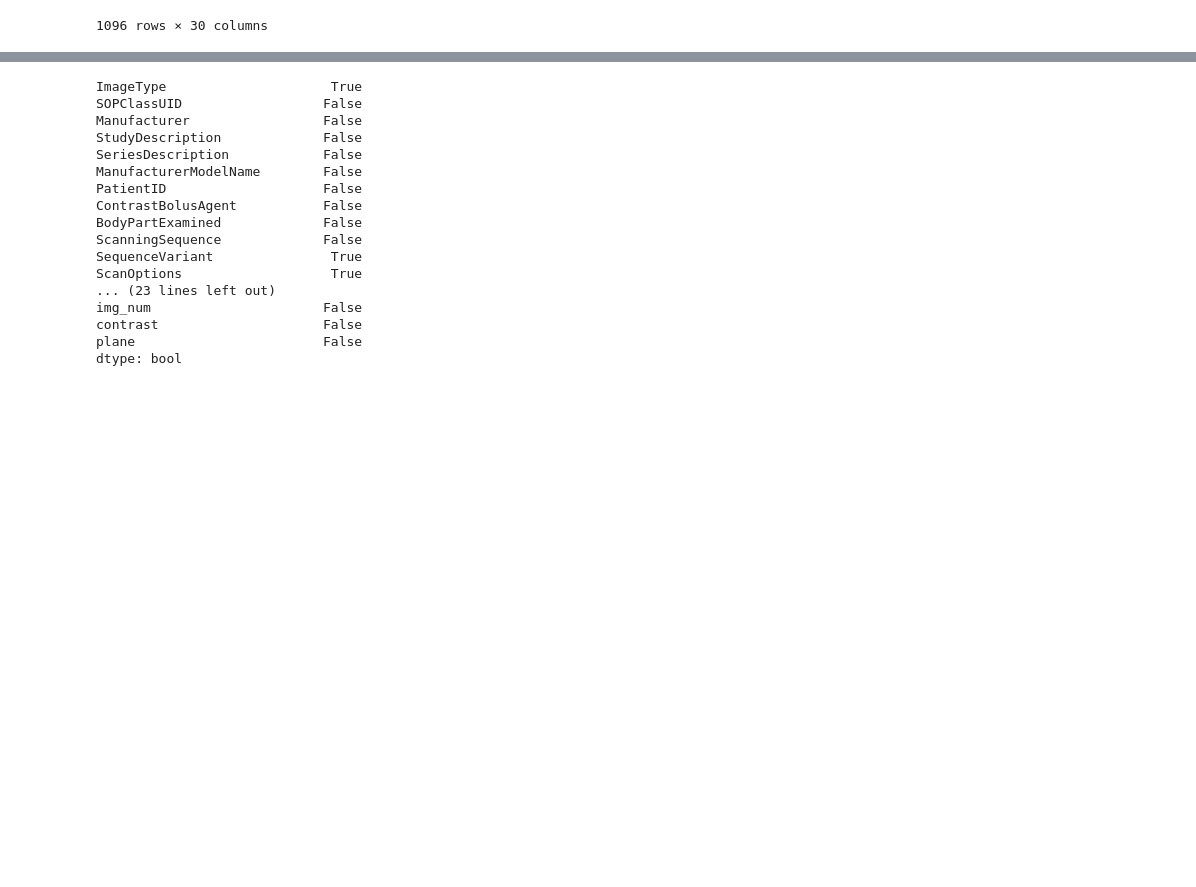
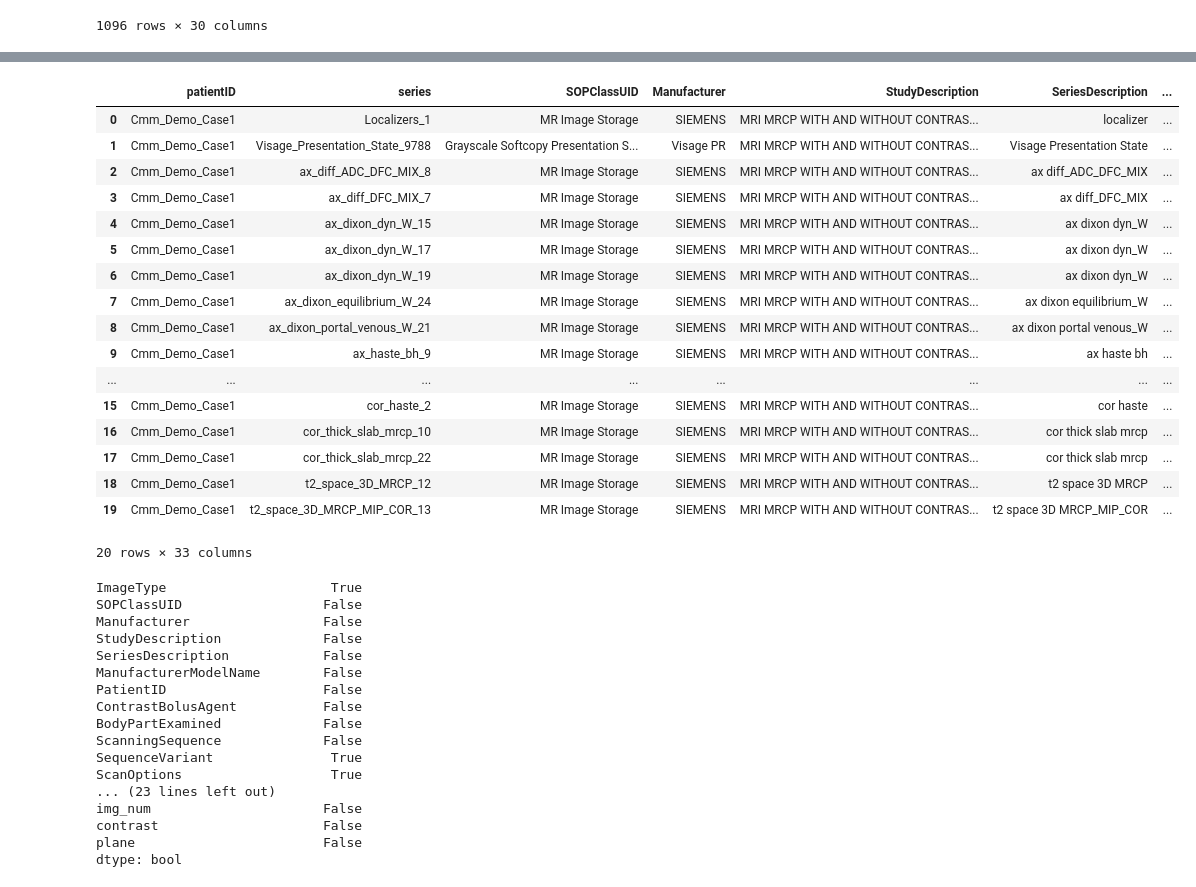
Before and after one commit to mille055/stanford_project, a Jupyter notebook: notebooks/AIPI540_IP_fusion_classifier.ipynb, the cells around one changed output, grey strips where cells are left out. Drawn from its saved outputs; the diff is of its cells as text; code cells hidden in the pictures; blank space fills up the shorter version.

Commit message:
still getting new images to work

```diff
--- a/notebooks/AIPI540_IP_fusion_classifier.ipynb
+++ b/notebooks/AIPI540_IP_fusion_classifier.ipynb
@@ -1278,4 +1253,0 @@ new_scan_df_1
-# %%
-ns18 = new_scan_df_1.copy()
-ns19 = shorten_df(ns18[['series', 'fname', 'file_info', 'patientID', 'exam', 'img_num']])
-ns19
@@ -1295,0 +1256,5 @@ ns19
+# %%
+def select_one_image(series, selection_fraction=0.5):
+    sorted_series = series.sort_values()
+    index = int(len(sorted_series) * selection_fraction)
+    return index
@@ -1296,3 +1343,47 @@ ns19
+# %%
+def mask_one_from_series2(df, selection_fraction=0.5):
+    def select_one_image(series):
+        sorted_series = series.sort_values()
+        index = int(len(sorted_series) * selection_fraction)
+        return sorted_series.iloc[index]
+
+    df = df.sort_values(by=['patientID', 'series', 'file_info'])
+
+    grouped_df = df.groupby(['patientID', 'series'])
+    selected_rows = grouped_df.agg(select_one_image).reset_index()
+
+    return selected_rows
+
+# Example usage
+# data = {'patientID': [1, 1, 1, 2, 2, 3, 3, 3, 3],
+#         'series': [1, 1, 2, 1, 2, 1, 1, 2, 2],
+#         'file_info': ['A', 'B', 'C', 'D', 'E', 'F', 'G', 'H', 'I']}
+
+# df = pd.DataFrame(data)
+# selected_rows = mask_one_from_series(df, selection_fraction=0.5)
+# print(selected_rows)
+# %%
+ns19 = mask_one_from_series2(ns18)
+ns19
+# %% [output]
+|  | patientID | series | SOPClassUID | Manufacturer | StudyDescription | SeriesDescription | ... |
+| 0 | Cmm_Demo_Case1 | Localizers_1 | MR Image Storage | SIEMENS | MRI MRCP WITH AND WITHOUT CONTRAS... | localizer | ... |
+| 1 | Cmm_Demo_Case1 | Visage_Presentation_State_9788 | Grayscale Softcopy Presentation S... | Visage PR | MRI MRCP WITH AND WITHOUT CONTRAS... | Visage Presentation State | ... |
+| 2 | Cmm_Demo_Case1 | ax_diff_ADC_DFC_MIX_8 | MR Image Storage | SIEMENS | MRI MRCP WITH AND WITHOUT CONTRAS... | ax diff_ADC_DFC_MIX | ... |
+| 3 | Cmm_Demo_Case1 | ax_diff_DFC_MIX_7 | MR Image Storage | SIEMENS | MRI MRCP WITH AND WITHOUT CONTRAS... | ax diff_DFC_MIX | ... |
+| 4 | Cmm_Demo_Case1 | ax_dixon_dyn_W_15 | MR Image Storage | SIEMENS | MRI MRCP WITH AND WITHOUT CONTRAS... | ax dixon dyn_W | ... |
+| 5 | Cmm_Demo_Case1 | ax_dixon_dyn_W_17 | MR Image Storage | SIEMENS | MRI MRCP WITH AND WITHOUT CONTRAS... | ax dixon dyn_W | ... |
+| 6 | Cmm_Demo_Case1 | ax_dixon_dyn_W_19 | MR Image Storage | SIEMENS | MRI MRCP WITH AND WITHOUT CONTRAS... | ax dixon dyn_W | ... |
+| 7 | Cmm_Demo_Case1 | ax_dixon_equilibrium_W_24 | MR Image Storage | SIEMENS | MRI MRCP WITH AND WITHOUT CONTRAS... | ax dixon equilibrium_W | ... |
+| 8 | Cmm_Demo_Case1 | ax_dixon_portal_venous_W_21 | MR Image Storage | SIEMENS | MRI MRCP WITH AND WITHOUT CONTRAS... | ax dixon portal venous_W | ... |
+| 9 | Cmm_Demo_Case1 | ax_haste_bh_9 | MR Image Storage | SIEMENS | MRI MRCP WITH AND WITHOUT CONTRAS... | ax haste bh | ... |
+| ... | ... | ... | ... | ... | ... | ... | ... |
+| 15 | Cmm_Demo_Case1 | cor_haste_2 | MR Image Storage | SIEMENS | MRI MRCP WITH AND WITHOUT CONTRAS... | cor haste | ... |
+| 16 | Cmm_Demo_Case1 | cor_thick_slab_mrcp_10 | MR Image Storage | SIEMENS | MRI MRCP WITH AND WITHOUT CONTRAS... | cor thick slab mrcp | ... |
+| 17 | Cmm_Demo_Case1 | cor_thick_slab_mrcp_22 | MR Image Storage | SIEMENS | MRI MRCP WITH AND WITHOUT CONTRAS... | cor thick slab mrcp | ... |
+| 18 | Cmm_Demo_Case1 | t2_space_3D_MRCP_12 | MR Image Storage | SIEMENS | MRI MRCP WITH AND WITHOUT CONTRAS... | t2 space 3D MRCP | ... |
+| 19 | Cmm_Demo_Case1 | t2_space_3D_MRCP_MIP_COR_13 | MR Image Storage | SIEMENS | MRI MRCP WITH AND WITHOUT CONTRAS... | t2 space 3D MRCP_MIP_COR | ... |
+20 rows × 33 columns
 # %%
 ns17 = new_scan_df_1.copy()
 
```
Also changed, not shown: parts of 12 cells of this notebook.
